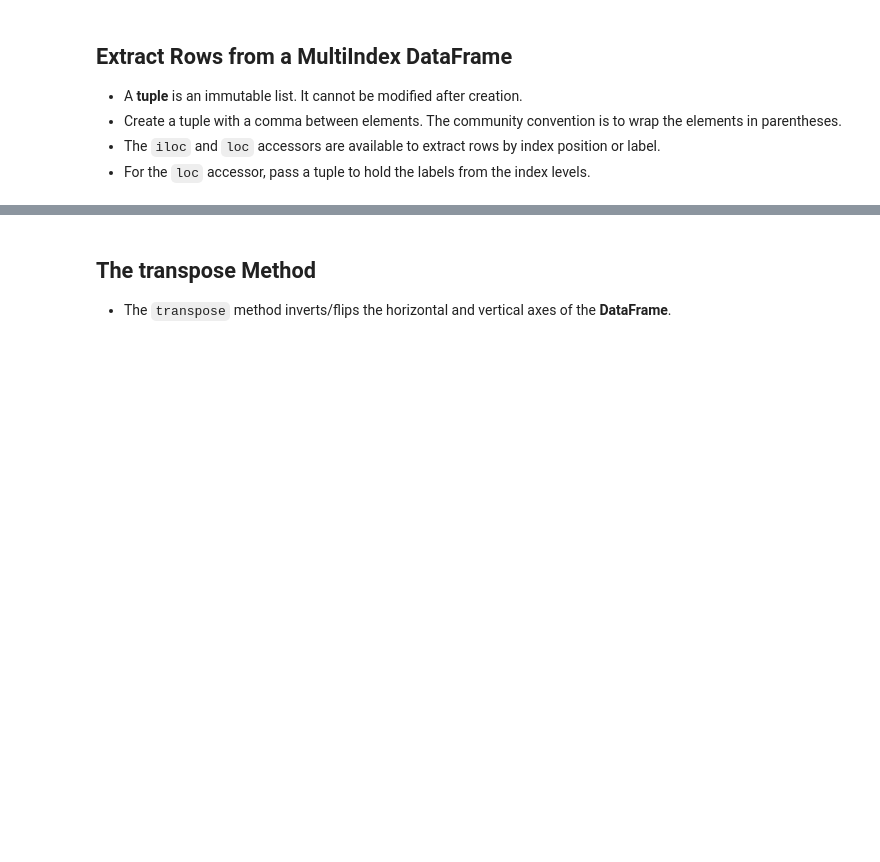
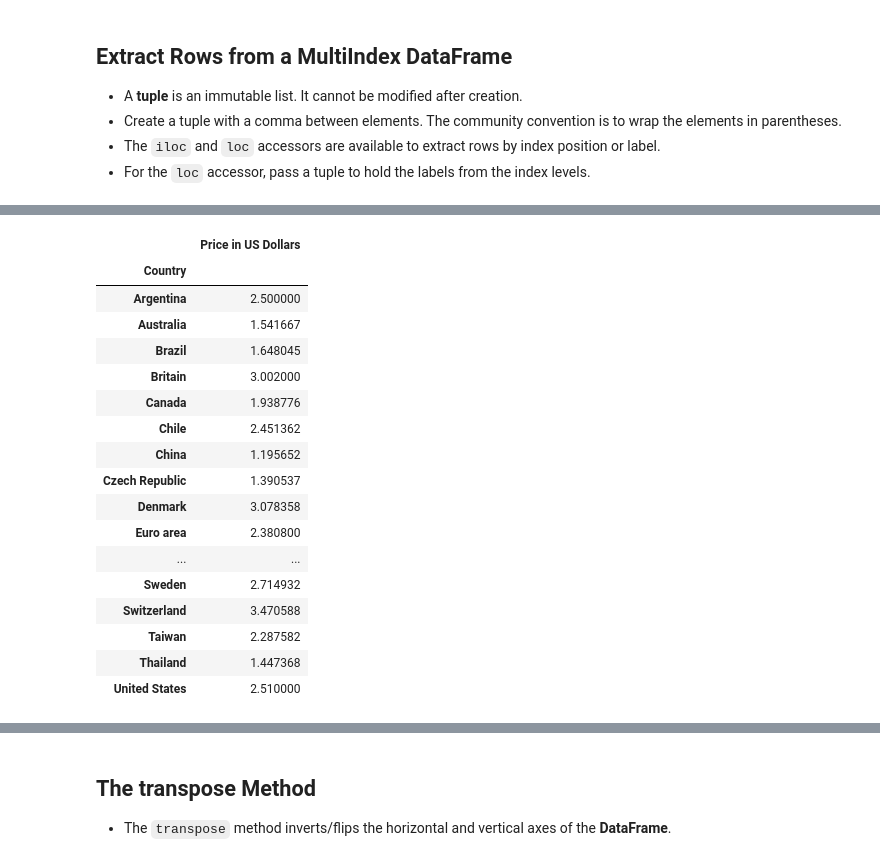
Before and after one commit to kon-mat/DataAnalysis, a Jupyter notebook: Python/Udemy/DataAnalysisWithPandasAndPython/Complete/08 - MultiIndex.ipynb, the cells around one changed output, grey strips where cells are left out. Cells and saved outputs as stored; diff of their text form; code cells hidden in the pictures; blank space fills up the shorter version.

```diff
--- a/Python/Udemy/DataAnalysisWithPandasAndPython/Complete/08 - MultiIndex.ipynb
+++ b/Python/Udemy/DataAnalysisWithPandasAndPython/Complete/08 - MultiIndex.ipynb
@@ -411,0 +437,21 @@ bigmac.sort_index(ascending=[False, True])
+# %%
+bigmac.loc["2000-04-01"]
+# %% [output]
+|  | Price in US Dollars |
+| Country |  |
+| Argentina | 2.500000 |
+| Australia | 1.541667 |
+| Brazil | 1.648045 |
+| Britain | 3.002000 |
+| Canada | 1.938776 |
+| Chile | 2.451362 |
+| China | 1.195652 |
+| Czech Republic | 1.390537 |
+| Denmark | 3.078358 |
+| Euro area | 2.380800 |
+| ... | ... |
+| Sweden | 2.714932 |
+| Switzerland | 3.470588 |
+| Taiwan | 2.287582 |
+| Thailand | 1.447368 |
+| United States | 2.510000 |
```
Also changed, not shown: parts of 14 cells of this notebook.
